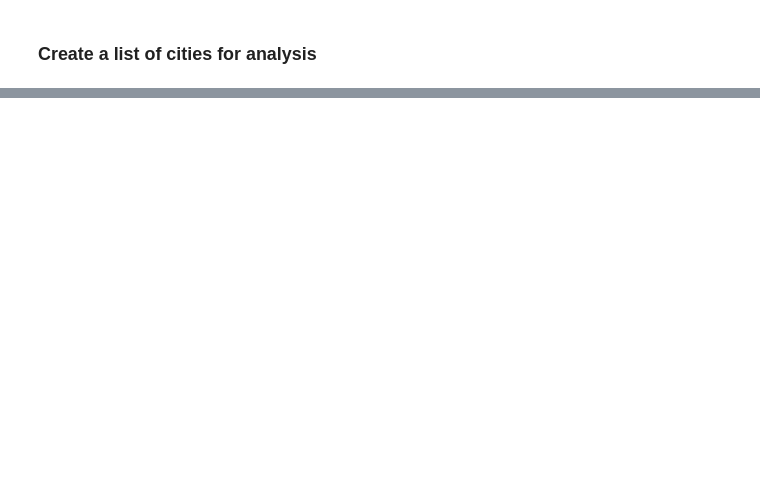
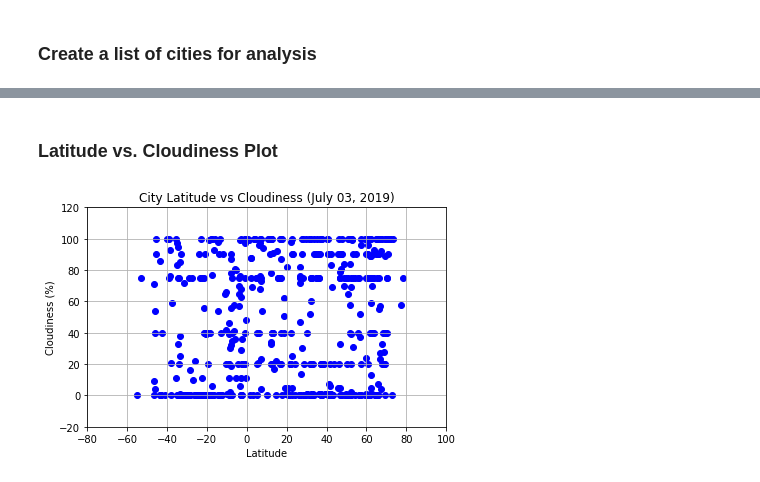
Before and after one commit to pamcuellas/WeatherPyAnalysis, a Jupyter notebook: WeatherPyAnalysis.ipynb, the cells around one changed output, grey strips where cells are left out. Drawn from its saved outputs; the diff is of its cells as text; code cells hidden in the pictures; blank space fills up the shorter version.

```diff
--- a/WeatherPyAnalysis.ipynb
+++ b/WeatherPyAnalysis.ipynb
@@ -183,0 +252,37 @@ pprint(articles_list)
+# %% [markdown]
+### Latitude vs. Cloudiness Plot
+# %%
+# Set Latitude for x axis
+x_axis = df_cities["Lat"].tolist()
+# Set Max Temperature for y axis
+y_axis = df_cities["Cloudiness"].tolist()
+
+# Set Line Trend
+# z = np.polyfit(x_axis, y_axis, 1)
+# p = np.poly1d(z)
+# plt.plot(x_axis,p(x_axis),"g--")
+
+plt.grid(True)
+
+plt.scatter(x_axis, y_axis, marker="o",color="blue")
+
+
+# Set x and y limits
+plt.xlim(-80, 100)
+plt.ylim(-20, 120)
+
+# Set Title
+plt.title(f"City Latitude vs Cloudiness ({analisys_date})")
+
+# Set labels
+plt.xlabel("Latitude")
+plt.ylabel("Cloudiness (%)")
+
+# Save the Figure
+# plt.savefig("tumor_response_to_treatment.png")
+
+# Show the Figure
+plt.tight_layout()
+plt.show()
+# %% [output]
+[figure, added]
```
Also changed, not shown: parts of 19 cells of this notebook, 1 other file.
